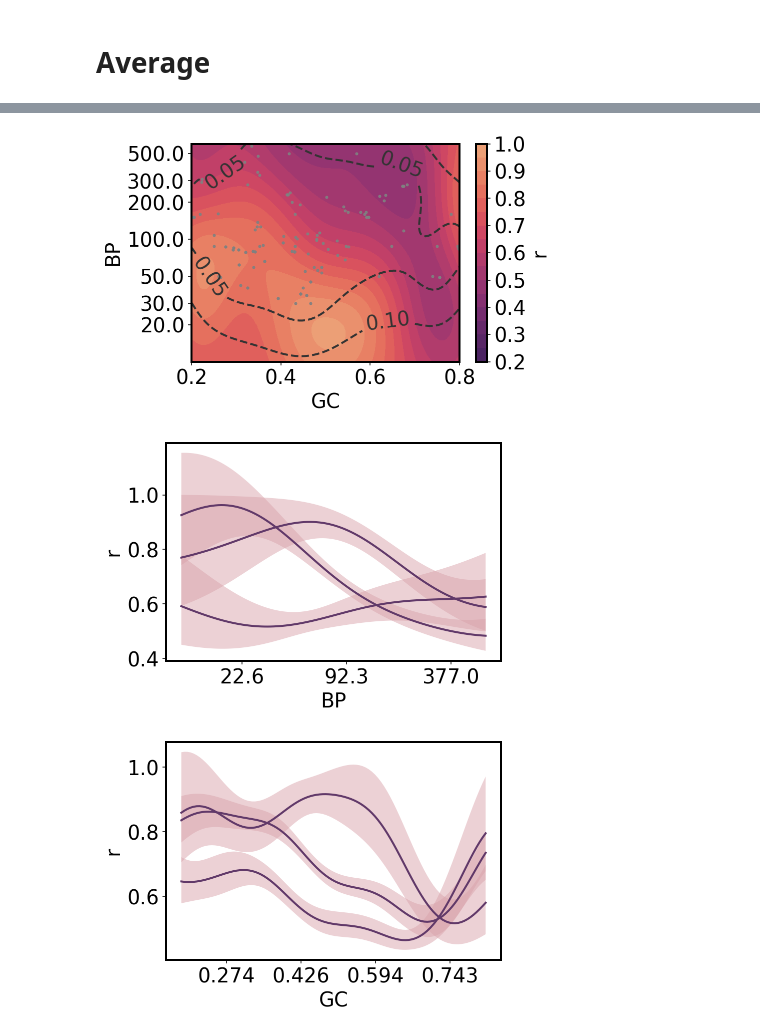
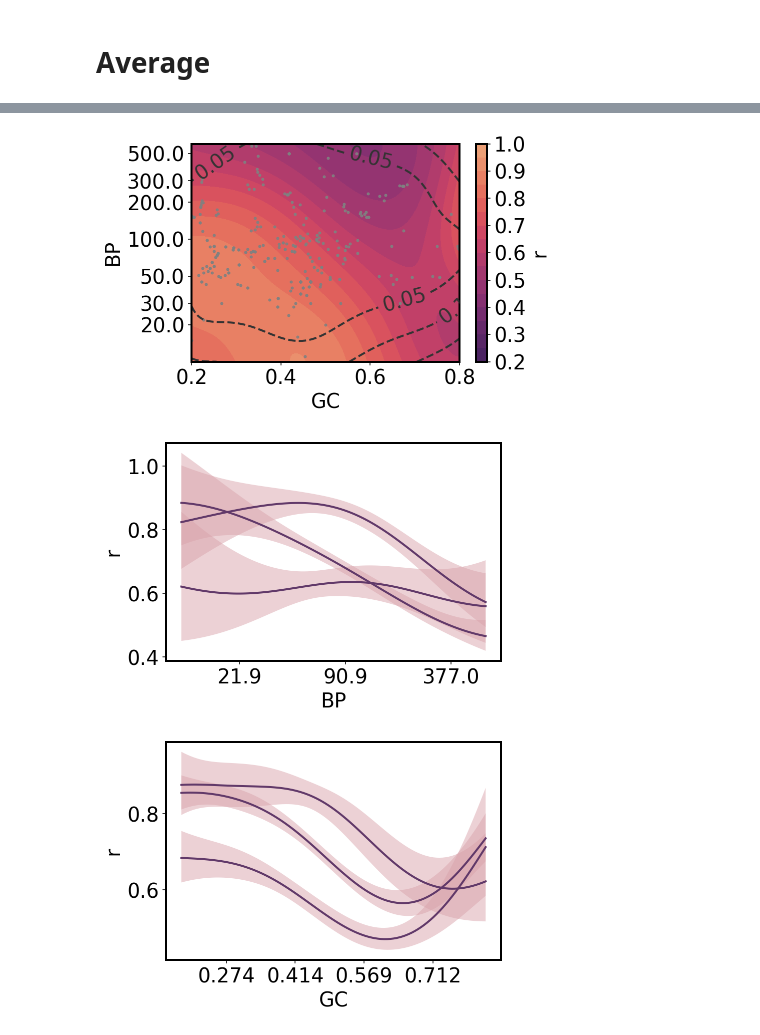
Before and after one commit to JohnGoertz/can-manuscript, a Jupyter notebook: Code/Fig2c_Avg_Model.ipynb, the cells around one changed output, grey strips where cells are left out. Drawn from its saved outputs; the diff is of its cells as text; code cells hidden in the pictures.

Commit message:
Fit Avg model to r only, ignore Reporter

```diff
--- a/Code/Fig2c_Avg_Model.ipynb
+++ b/Code/Fig2c_Avg_Model.ipynb
@@ -21,7 +21,7 @@ ps = ParameterSet.load(data_pth / 'ADVI_ParameterSets_220528.pkl')
 data = (ps.wide
         .query('Metric == "mean"')
         .astype({'BP': float})
-        .groupby(['Target','Reporter'])
+        .groupby(['Target'])
         .mean()
         .reset_index()
         )
@@ -35,13 +35,13 @@ ds = gmb.DataSet(
 # %% [markdown]
 # Average
 # %%
-recalculate = False
+recalculate = True
 
 if recalculate:
     gp = gmb.GP(ds).fit(
-        # outputs='m',
+        outputs='r',
         continuous_dims=['BP', 'GC'],
-        categorical_dims=['Reporter'],
+        # categorical_dims=['Reporter'],
         )
 
     with open(rslt_pth / 'Model_Avg.pkl', 'wb') as f:
@@ -60,7 +62,7 @@ XY = gp.prepare_grid(limits=limits)
 r = gp.predict_grid(
     output=output,
     with_noise=False,
-    categorical_levels={'Reporter': reporter}
+    # categorical_levels={'Reporter': reporter}
 )
 BP, GC = XY['BP'], XY['GC']
 
@@ -74,50 +76,50 @@ pp = gmb.ParrayPlotter(x=GC, y=BP, z=r,
                        )
 
 cmap=sns.color_palette('flare_r', as_cmap=True)
 # rnorm = mpl.colors.Normalize()
 # rnorm(r.μ)
 rnorm = mpl.colors.Normalize(vmin=0.23, vmax=1.03)
 
 cs = pp(plt.contourf, levels=np.arange(0.20, 1.05, 0.05), cmap='flare_r', norm=rnorm)
 pp.colorbar(cs)
 
 ax=plt.gca()
 
 yticks = gp.parray(BP=[20, 30, 50, 100, 200, 300, 500])
 ax.set_yticks(yticks['BP'].z.values())
 ax.set_yticklabels(yticks.values())
 
 gc = (ds.wide
-      .query('Reporter == @reporter')
+      # .query('Reporter == @reporter')
       .GC
      )
 bp = (ds.wide.z
-      .query('Reporter == @reporter')
+      # .query('Reporter == @reporter')
       .BP
      )
 
 ax.scatter(gc, bp, c='0.5', cmap='flare_r', norm=rnorm, s=1)
 
 ax.set_xlim(limits['GC'].values())
 
 cs = ax.contour(GC.values(), BP.z.values(), r.σ, levels=[0.05, 0.10, 0.15, 0.20, 0.25], colors='0.2', linestyles='--')
 ax.clabel(cs);
 # %% [output]
-[figure, old version]
+[figure, new version]
 # %%
 for gc in [0.25, 0.5, 0.75]:
     x_pa, y_upa = gp.get_conditional_prediction(GC=gc)
     gmb.ParrayPlotter(x_pa.z, y_upa).plot()
     predictions_dict[f'GC {gc:.2f}'] = [x_pa, y_upa]
 # %% [output]
-[figure, old version]
+[figure, new version]
 # %%
 for bp in [30, 100, 300]:
     x_pa, y_upa = gp.get_conditional_prediction(BP=bp)
     gmb.ParrayPlotter(x_pa.z, y_upa).plot()
     predictions_dict[f'BP {bp}'] = [x_pa, y_upa]
 # %% [output]
-[figure, old version]
+[figure, new version]
 # %%
 ## Dill needs to "warm up" for some reason??
 
```
Also changed, not shown: parts of 2 cells of this notebook, 1 other file.
